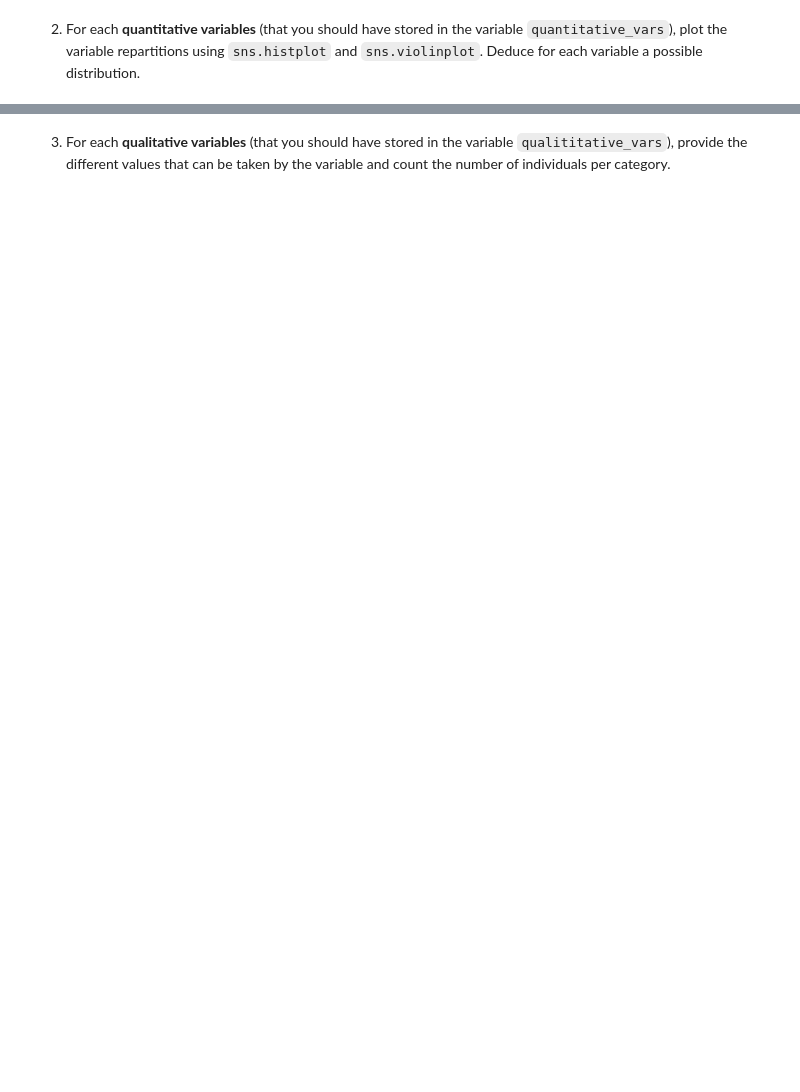
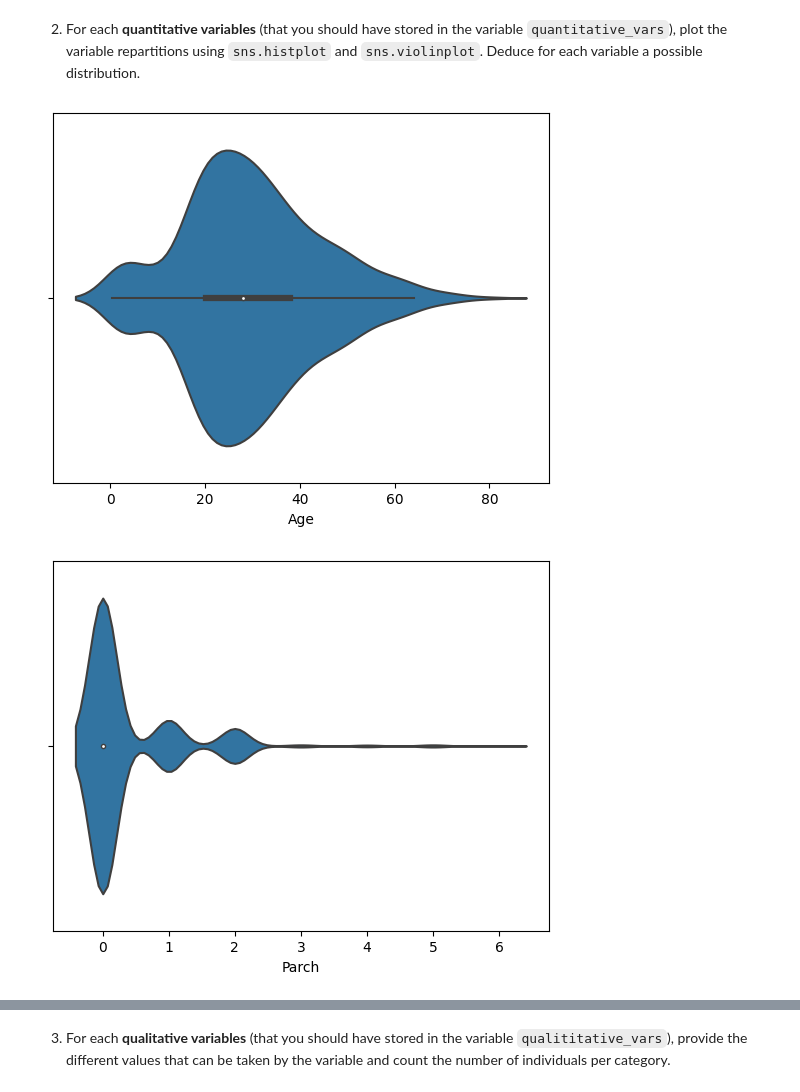
Before and after one commit to SphRbtHyk/miashs_introduction_ml, a Jupyter notebook: lab2/lab2_data_analysis.ipynb, the cells around one changed output, grey strips where cells are left out. Drawn from its saved outputs; the diff is of its cells as text; code cells hidden in the pictures; blank space fills up the shorter version.

```diff
--- a/lab2/lab2_data_analysis.ipynb
+++ b/lab2/lab2_data_analysis.ipynb
@@ -107,31 +62,0 @@ len(qualitative_vars)
-# %%
-# Lastname of the person
-df["lastname"] = df.Name.apply(lambda x: x.split(",")[0])
-
-# Number of family members
-df["nbr_fam_members"] = df.SibSp + df.Parch
-
-# Age category
-# Create function to use as lambda
-def age_category(age):
-    if age <= 21:
-        return "minor"
-    elif age <= 50:
-        return "adult"
-    else:
-        return "senior"
-
-df["age_category"] = df.Age.apply(lambda x: age_category(x))
-
-# Is there with family ?
-df["with_family"] = df.nbr_fam_members > 0
-
-# What deck is the cabin located ?
-df["deck"] = df.Cabin.apply(lambda x: x[0] if not pd.isnull(x) else np.nan)
-
-# Number of person in the cabin
-cabin_count = df.Cabin.value_counts()
-df["nbr_cabin"] = df.merge(cabin_count, left_on="Cabin", right_index=True, how="outer")["Cabin_y"]
-
-# Whether or not the cabin was shared
-df["cabin_shared"] = df.nbr_cabin.apply(lambda x: x > 1 if not pd.isnull(x) else np.nan)
@@ -153,2 +124,5 @@ Name: Cabin, Length: 891, dtype: object
+# %%
+# Additional variable treatment: p-class should be converted to a category as a string instead of being understood as an integer
+df.Pclass = df.Pclass.astype(str)
 # %% [markdown]
 4. What column are we trying to predict ? Store it into a list `target`.
@@ -165,2 +137,6 @@ qualitative_variables = ["Embarked", "deck", "Cabin", "with_family", "Sex", "Pcl
+# %%
+quantitative_vars = ["Age", "Parch", "SibSp", "Fare", "nbr_cabin", "nbr_fam_members"]
+qualitative_vars = ["Embarked", "deck", "with_family", "Sex", "Pclass", "age_category", "cabin_shared"]
+features = quantitative_vars + qualitative_vars
 # %% [markdown]
 6. Give the repartition of the target to predict using the `value_counts` method. How many people died in the Titanic disaster ? How many survived ?
@@ -181 +169,8 @@ dtype: int64
 2. For each **quantitative variables** (that you should have stored in the variable `quantitative_vars`), plot the variable repartitions using `sns.histplot` and `sns.violinplot`. Deduce for each variable a possible distribution.
+# %%
+for quantitative in quantitative_vars:
+    sns.violinplot(data=df, x=quantitative)
+    plt.show()
+# %% [output]
+[figure, added]
+[figure, added]
```
Also changed, not shown: parts of 47 cells of this notebook.
